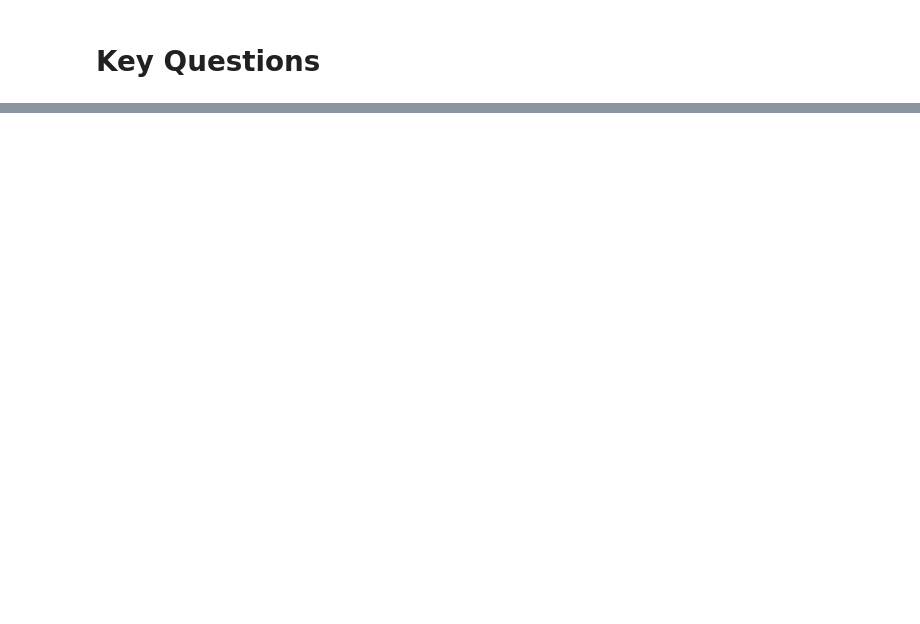
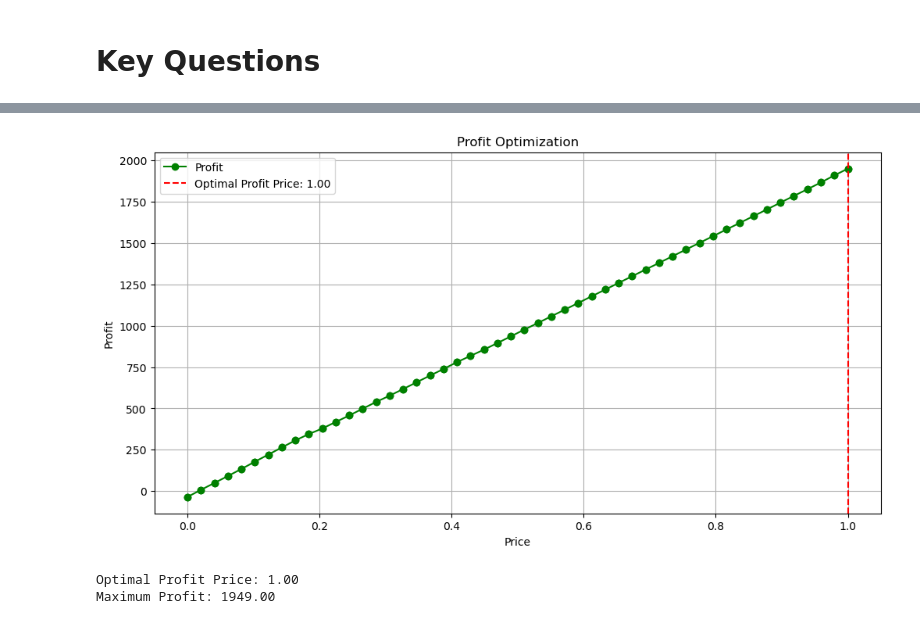
Before and after one commit to MiltonGreat/Price-Optimization, a Jupyter notebook: Retail Price Optimization.ipynb, the cells around one changed output, grey strips where cells are left out. Saved outputs shown, nothing was run; the diff lists cells and outputs as text; code cells hidden in the pictures; blank space fills up the shorter version.

```diff
--- a/Retail Price Optimization.ipynb
+++ b/Retail Price Optimization.ipynb
@@ -701,0 +768,28 @@ plt.show()
+# %%
+# What Are the Optimal Pricing Strategies for Maximizing Revenue and Profit?
+
+# Calculate Profit for Each Price Point
+simulated_profit = [(price, revenue - (data['freight_price'].mean() * len(y_test))) for price, revenue in simulated_revenue]
+
+# Find the Price that Maximizes Profit
+optimal_profit_price = max(simulated_profit, key=lambda x: x[1])
+
+# Visualize Profit vs. Price
+prices, profits = zip(*simulated_profit)
+plt.figure(figsize=(12, 6))
+plt.plot(prices, profits, marker='o', label="Profit", color='green')
+plt.axvline(optimal_profit_price[0], color='red', linestyle='--', label=f"Optimal Profit Price: {optimal_profit_price[0]:.2f}")
+plt.title("Profit Optimization")
+plt.xlabel("Price")
+plt.ylabel("Profit")
+plt.legend()
+plt.grid(True)
+plt.show()
+
+# Output the Optimal Price and Profit
+print(f"\nOptimal Profit Price: {optimal_profit_price[0]:.2f}")
+print(f"Maximum Profit: {optimal_profit_price[1]:.2f}")
+# %% [output]
+[figure, added]
+Optimal Profit Price: 1.00
+Maximum Profit: 1949.00
```
Also changed, not shown: parts of 27 cells of this notebook.
